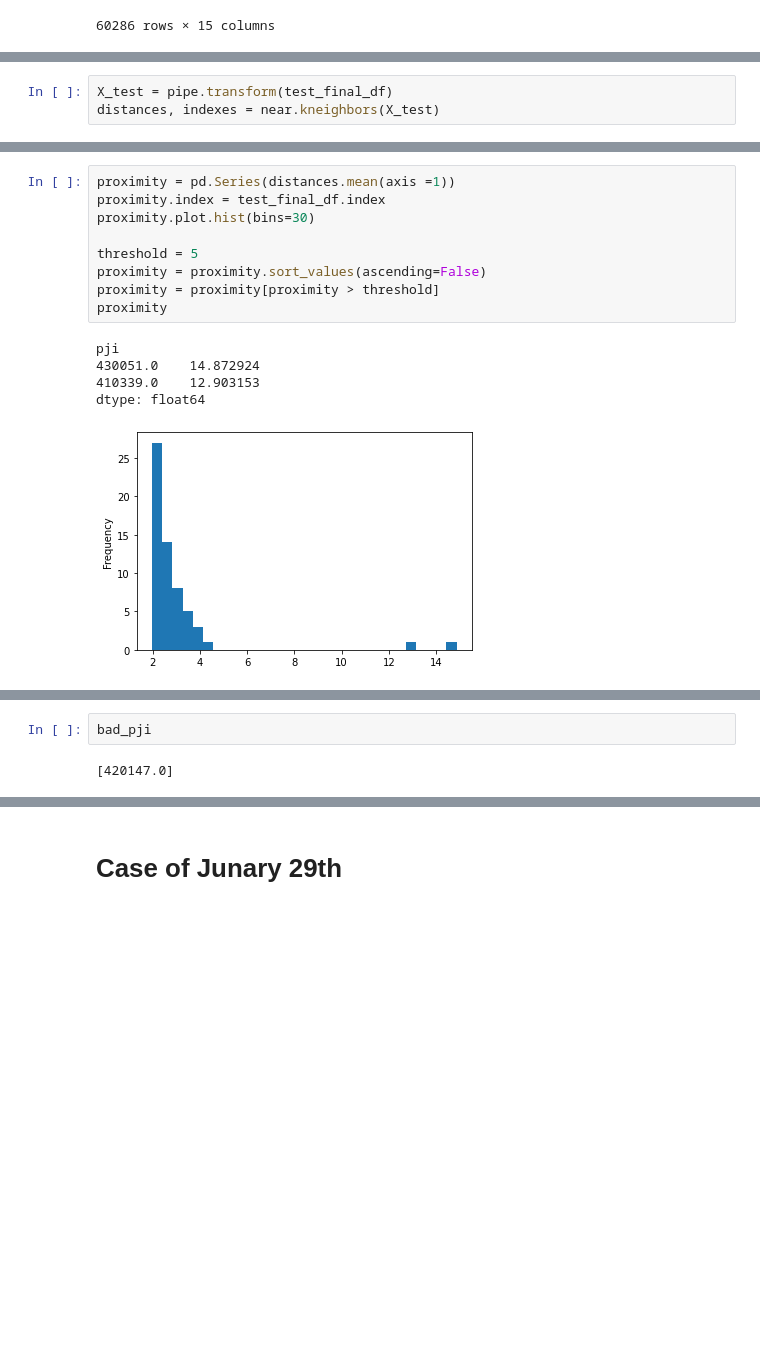
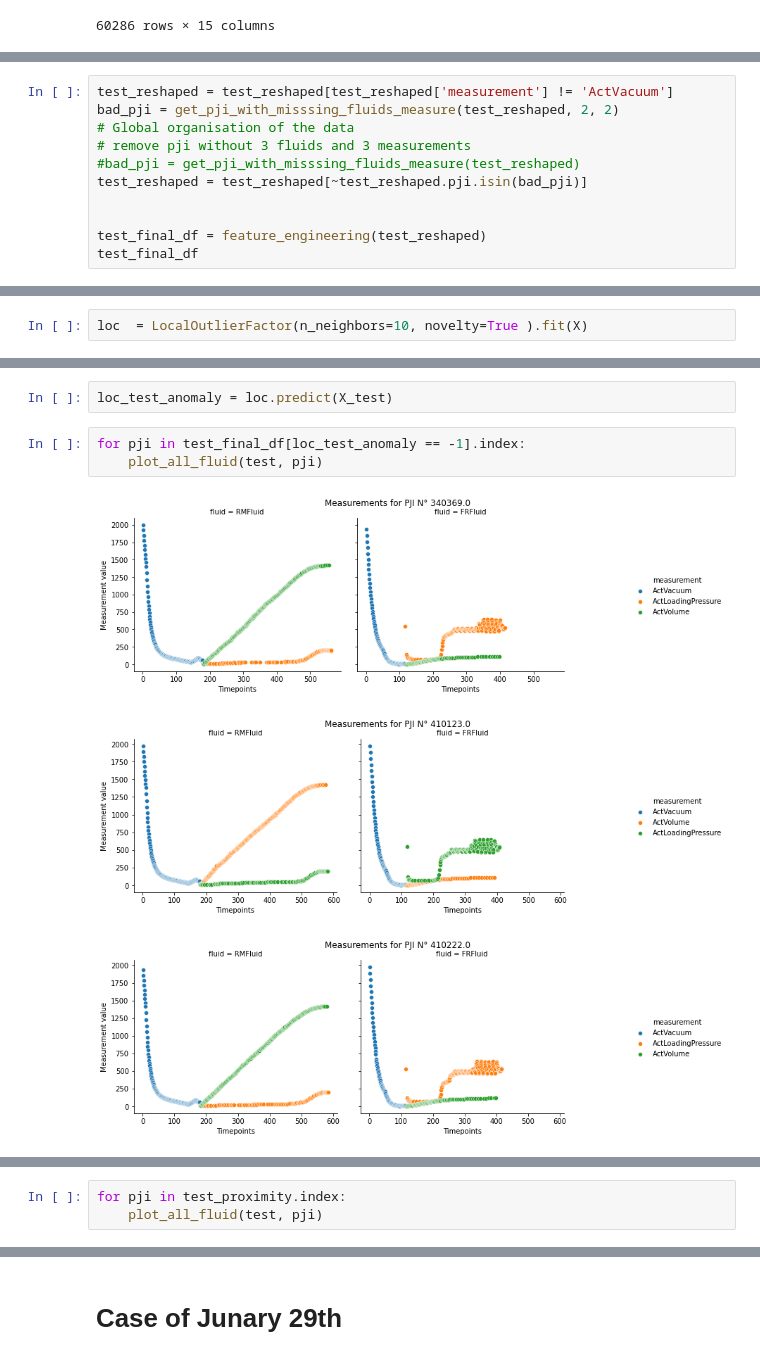
Before and after one commit to alixtc/Renault, a Jupyter notebook: notebooks/Anomaly detection.ipynb, the cells around one changed output, grey strips where cells are left out. Cells and saved outputs as stored; diff of their text form; blank space fills up the shorter version.

```diff
--- a/notebooks/Anomaly detection.ipynb
+++ b/notebooks/Anomaly detection.ipynb
@@ -355,0 +253,11 @@ test_final_df
+# %%
+test_reshaped = test_reshaped[test_reshaped['measurement'] != 'ActVacuum']
+bad_pji = get_pji_with_misssing_fluids_measure(test_reshaped, 2, 2)
+# Global organisation of the data
+# remove pji without 3 fluids and 3 measurements
+#bad_pji = get_pji_with_misssing_fluids_measure(test_reshaped)
+test_reshaped = test_reshaped[~test_reshaped.pji.isin(bad_pji)]
+
+
+test_final_df = feature_engineering(test_reshaped)
+test_final_df
@@ -356,3 +292,2 @@ test_final_df
 # %%
-X_test = pipe.transform(test_final_df)
-distances, indexes = near.kneighbors(X_test)
+loc  = LocalOutlierFactor(n_neighbors=10, novelty=True ).fit(X)
@@ -359,15 +308,9 @@ distances, indexes = near.kneighbors(X_test)
 # %%
-proximity = pd.Series(distances.mean(axis =1))
-proximity.index = test_final_df.index
-proximity.plot.hist(bins=30)
-
-threshold = 5
-proximity = proximity.sort_values(ascending=False)
-proximity = proximity[proximity > threshold]
-proximity
+loc_test_anomaly = loc.predict(X_test)
-# %% [output]
-pji
-430051.0    14.872924
-410339.0    12.903153
-dtype: float64
-[figure, removed]
+# %%
+for pji in test_final_df[loc_test_anomaly == -1].index:
+    plot_all_fluid(test, pji)
+# %% [output]
+[figure, added]
+[figure, added]
+[figure, added]
@@ -374,4 +326,3 @@ dtype: float64
 # %%
-bad_pji
+for pji in test_proximity.index:
+    plot_all_fluid(test, pji)
-# %% [output]
-[420147.0]
```
Also changed, not shown: parts of 38 cells of this notebook, 1 other file.
